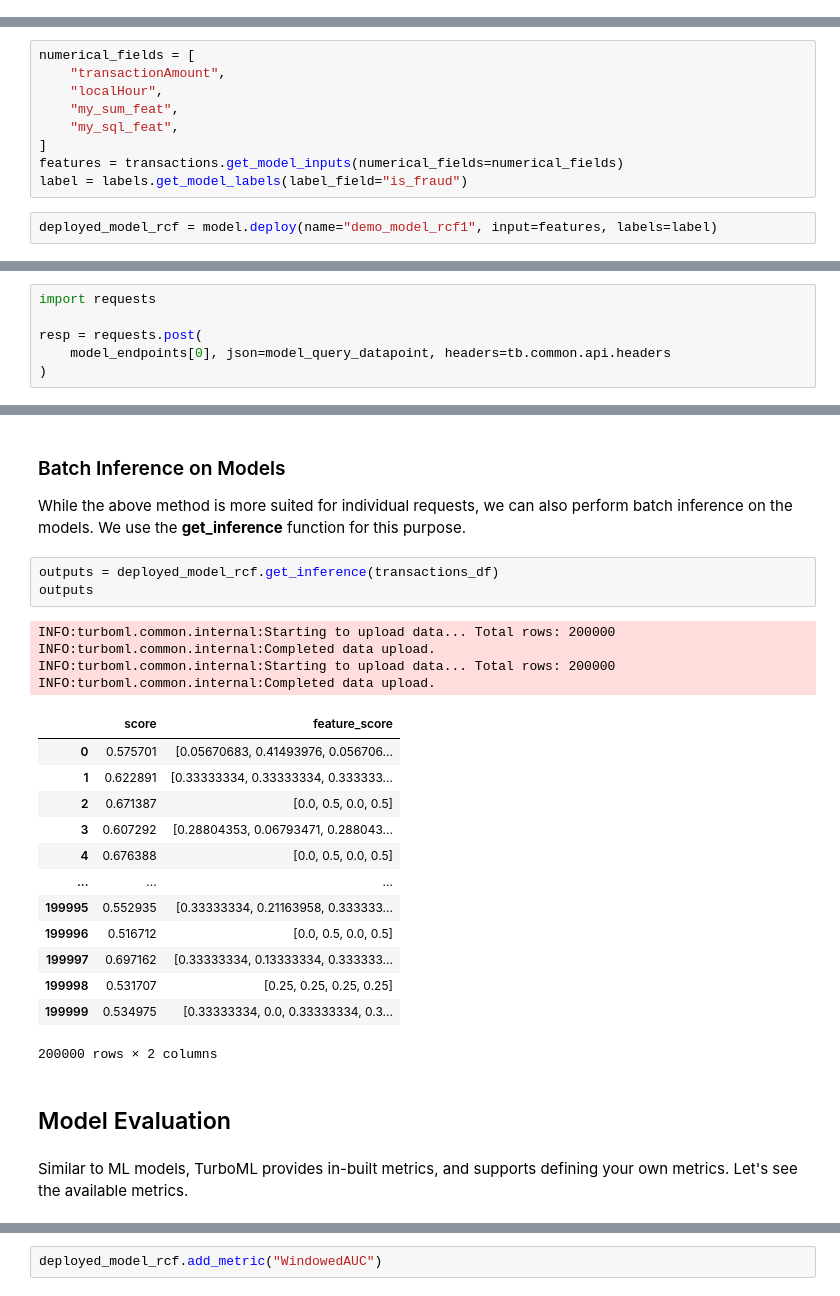
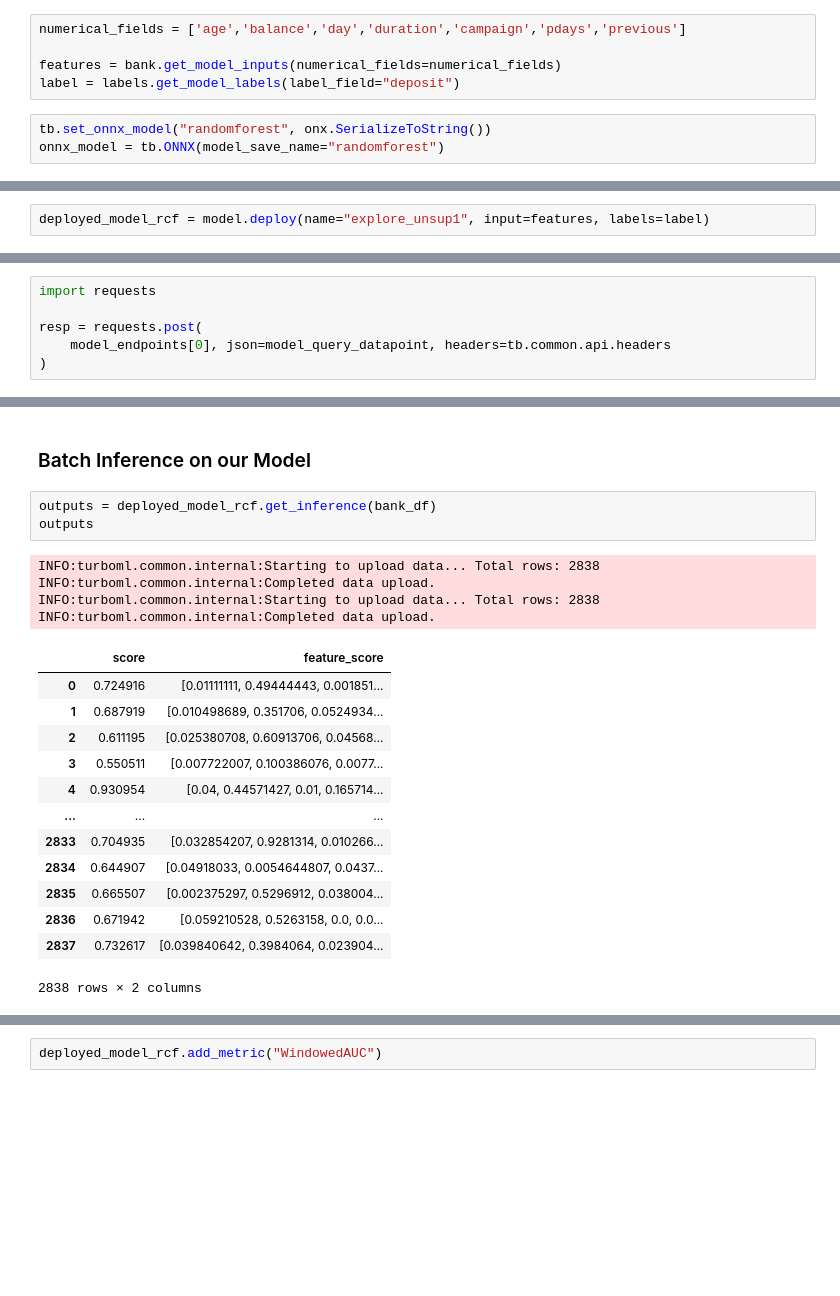
Before and after one commit to arnu123/TurboMLExploration, a Jupyter notebook: quickstart.ipynb, the cells around one changed output, grey strips where cells are left out. Saved outputs shown, nothing was run; the diff lists cells and outputs as text; blank space fills up the shorter version.

```diff
--- a/quickstart.ipynb
+++ b/quickstart.ipynb
@@ -172,0 +228,8 @@ You can check what are the available ML algorithms based on `tb.ml_algorithms(ha
+# %%
+numerical_fields = ['age','balance','day','duration','campaign','pdays','previous']
+
+features = bank.get_model_inputs(numerical_fields=numerical_fields)
+label = labels.get_model_labels(label_field="deposit")
+# %%
+tb.set_onnx_model("randomforest", onx.SerializeToString())
+onnx_model = tb.ONNX(model_save_name="randomforest")
@@ -200,11 +250,2 @@ Let's construct a model config using the following numerical fields, no categori
-# %%
-numerical_fields = [
-    "transactionAmount",
-    "localHour",
-    "my_sum_feat",
-    "my_sql_feat",
-]
-features = transactions.get_model_inputs(numerical_fields=numerical_fields)
-label = labels.get_model_labels(label_field="is_fraud")
 # %%
-deployed_model_rcf = model.deploy(name="demo_model_rcf1", input=features, labels=label)
+deployed_model_rcf = model.deploy(name="explore_unsup1", input=features, labels=label)
@@ -286,29 +322,23 @@ resp.json()
-# %% [markdown]
-### Batch Inference on Models
-
-While the above method is more suited for individual requests, we can also perform batch inference on the models. We use the **get_inference** function for this purpose.
+# %% [markdown]
+### Batch Inference on our Model
 # %%
-outputs = deployed_model_rcf.get_inference(transactions_df)
+outputs = deployed_model_rcf.get_inference(bank_df)
 outputs
 # %% [output]
-INFO:turboml.common.internal:Starting to upload data... Total rows: 200000
+INFO:turboml.common.internal:Starting to upload data... Total rows: 2838
 INFO:turboml.common.internal:Completed data upload.
-INFO:turboml.common.internal:Starting to upload data... Total rows: 200000
+INFO:turboml.common.internal:Starting to upload data... Total rows: 2838
 INFO:turboml.common.internal:Completed data upload.
 |  | score | feature_score |
-| 0 | 0.575701 | [0.05670683, 0.41493976, 0.056706... |
-| 1 | 0.622891 | [0.33333334, 0.33333334, 0.333333... |
-| 2 | 0.671387 | [0.0, 0.5, 0.0, 0.5] |
-| 3 | 0.607292 | [0.28804353, 0.06793471, 0.288043... |
-| 4 | 0.676388 | [0.0, 0.5, 0.0, 0.5] |
+| 0 | 0.724916 | [0.01111111, 0.49444443, 0.001851... |
+| 1 | 0.687919 | [0.010498689, 0.351706, 0.0524934... |
+| 2 | 0.611195 | [0.025380708, 0.60913706, 0.04568... |
+| 3 | 0.550511 | [0.007722007, 0.100386076, 0.0077... |
+| 4 | 0.930954 | [0.04, 0.44571427, 0.01, 0.165714... |
 | ... | ... | ... |
-| 199995 | 0.552935 | [0.33333334, 0.21163958, 0.333333... |
-| 199996 | 0.516712 | [0.0, 0.5, 0.0, 0.5] |
-| 199997 | 0.697162 | [0.33333334, 0.13333334, 0.333333... |
-| 199998 | 0.531707 | [0.25, 0.25, 0.25, 0.25] |
-| 199999 | 0.534975 | [0.33333334, 0.0, 0.33333334, 0.3... |
+| 2833 | 0.704935 | [0.032854207, 0.9281314, 0.010266... |
+| 2834 | 0.644907 | [0.04918033, 0.0054644807, 0.0437... |
+| 2835 | 0.665507 | [0.002375297, 0.5296912, 0.038004... |
+| 2836 | 0.671942 | [0.059210528, 0.5263158, 0.0, 0.0... |
+| 2837 | 0.732617 | [0.039840642, 0.3984064, 0.023904... |
-200000 rows × 2 columns
+2838 rows × 2 columns
-# %% [markdown]
-## Model Evaluation
-# %% [markdown]
-Similar to ML models, TurboML provides in-built metrics, and supports defining your own metrics. Let's see the available metrics.
```
Also changed, not shown: parts of 97 cells of this notebook.
